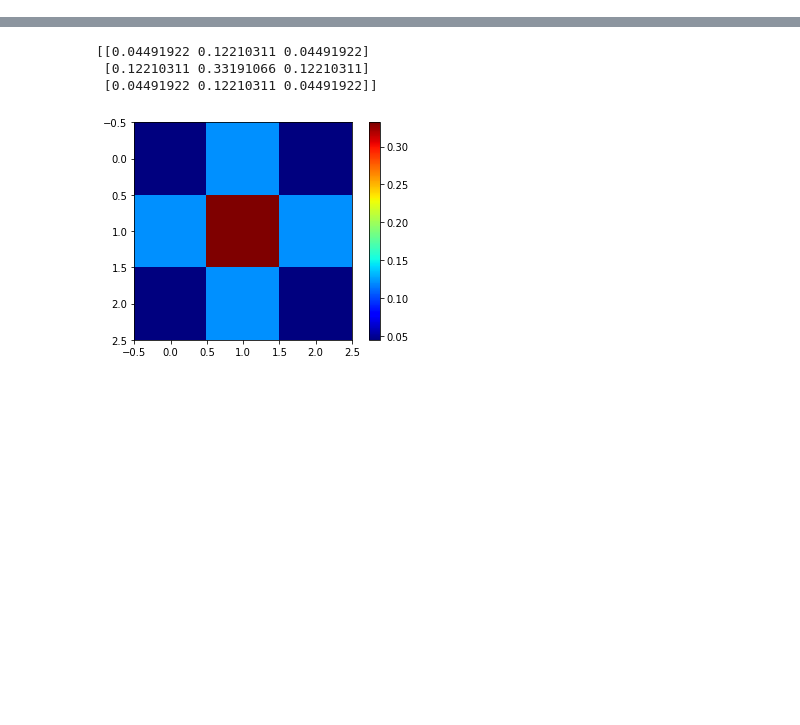
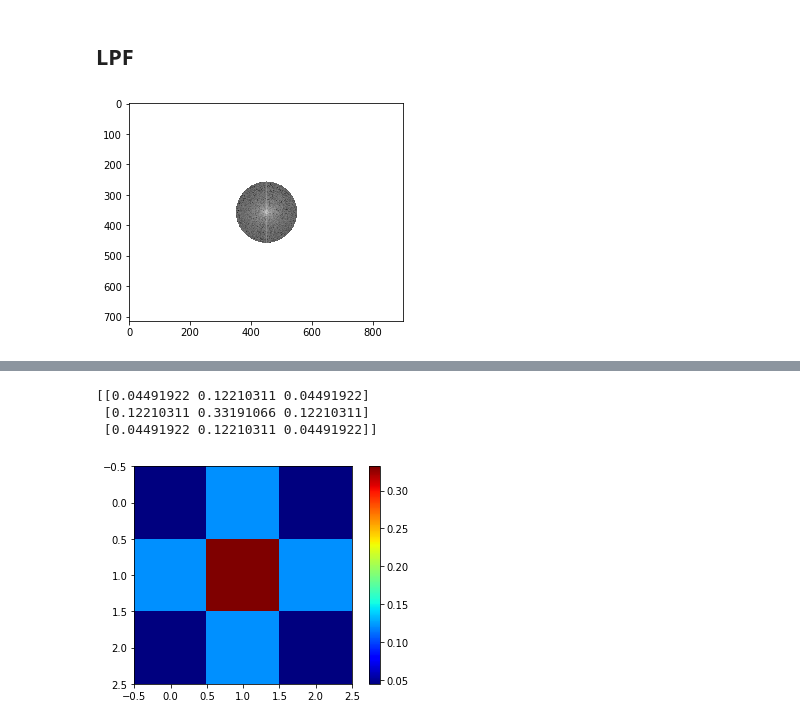
Before and after one commit to monkjunior/image-processing-basis, a Jupyter notebook: Untitled.ipynb, the cells around one changed output, grey strips where cells are left out. Cells and saved outputs as stored; diff of their text form; code cells hidden in the pictures; blank space fills up the shorter version.

```diff
--- a/Untitled.ipynb
+++ b/Untitled.ipynb
@@ -30,0 +52,23 @@ plt.show()
+# %% [markdown]
+## LPF
+# %%
+rows, cols = img2.shape
+crow, ccol = int(rows / 2), int(cols / 2) #center row, center col
+
+mask = np.zeros((rows, cols), np.uint8)
+r = 100
+center = [crow, ccol]
+x, y = np.ogrid[:rows, :cols]
+mask_area = (x - center[0]) ** 2 + (y - center[1]) ** 2 <= r*r #true false numpy array
+
+mask[mask_area] = 1
+
+
+#Apply mask and draw new magnitude spectrum
+lpf_img2 = fft_img2*mask
+lpt_mag_spectrum = 2000*np.log(np.abs(lpf_img2))
+
+plt.imshow(lpt_mag_spectrum, cmap="gray")
+plt.show()
+# %% [output]
+[figure, added]
```
Also changed, not shown: parts of 8 cells of this notebook, 1 other file.
